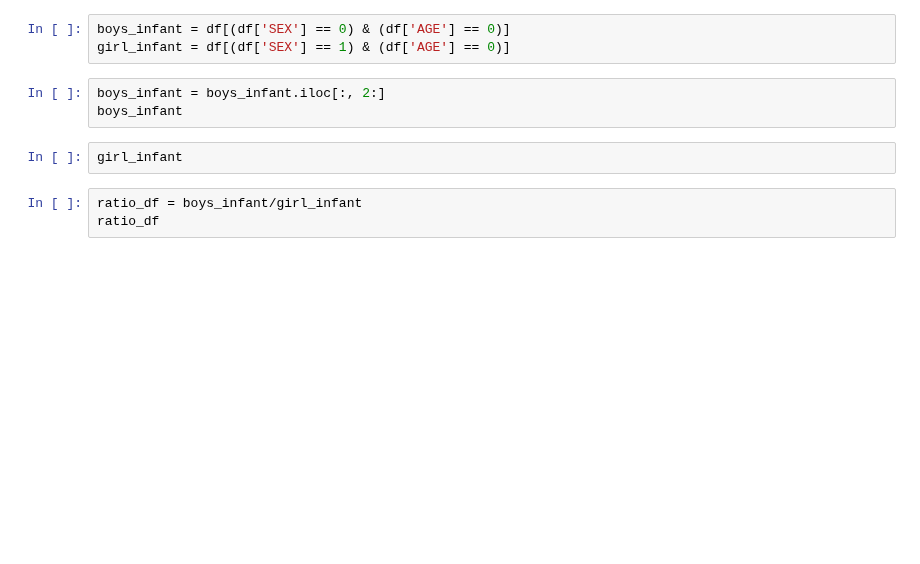
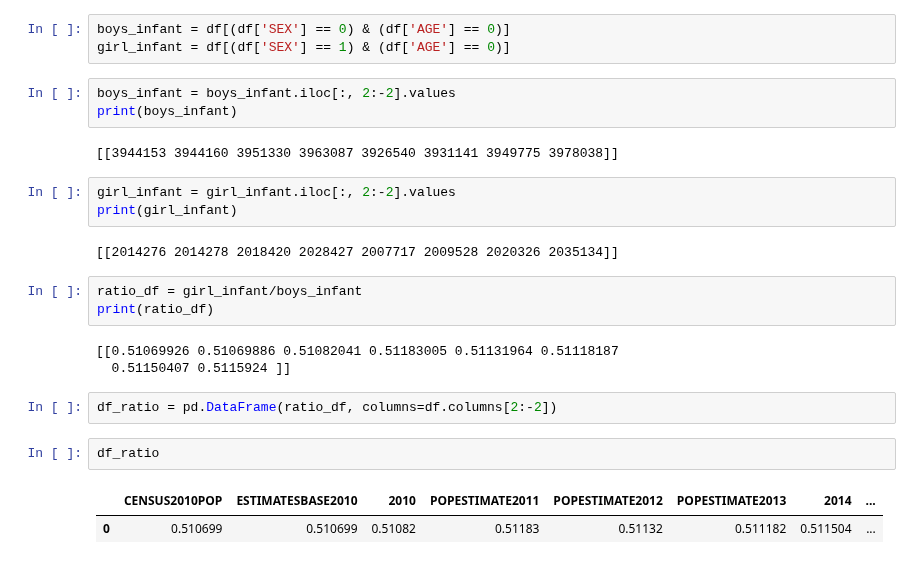
Before and after one commit to ramnareeesh/ml-playgrounds, a Jupyter notebook: Foundations of DS/Assignment-1-Pre_Processing.ipynb, the cells around one changed output. Drawn from its saved outputs; the diff is of its cells as text; blank space fills up the shorter version.

```diff
--- a/Foundations of DS/Assignment-1-Pre_Processing.ipynb
+++ b/Foundations of DS/Assignment-1-Pre_Processing.ipynb
@@ -35,10 +138,25 @@ df
 boys_infant = df[(df['SEX'] == 0) & (df['AGE'] == 0)]
 girl_infant = df[(df['SEX'] == 1) & (df['AGE'] == 0)]
 # %%
-boys_infant = boys_infant.iloc[:, 2:]
-boys_infant
+boys_infant = boys_infant.iloc[:, 2:-2].values
+print(boys_infant)
+# %% [output]
+[[3944153 3944160 3951330 3963087 3926540 3931141 3949775 3978038]]
-# %%
-girl_infant
+# %%
+girl_infant = girl_infant.iloc[:, 2:-2].values
+print(girl_infant)
+# %% [output]
+[[2014276 2014278 2018420 2028427 2007717 2009528 2020326 2035134]]
 # %%
-ratio_df = boys_infant/girl_infant
-ratio_df
+ratio_df = girl_infant/boys_infant
+print(ratio_df)
+# %% [output]
+[[0.51069926 0.51069886 0.51082041 0.51183005 0.51131964 0.51118187
+  0.51150407 0.5115924 ]]
+# %%
+df_ratio = pd.DataFrame(ratio_df, columns=df.columns[2:-2])
+# %%
+df_ratio
+# %% [output]
+|  | CENSUS2010POP | ESTIMATESBASE2010 | 2010 | POPESTIMATE2011 | POPESTIMATE2012 | POPESTIMATE2013 | 2014 | ... |
+| 0 | 0.510699 | 0.510699 | 0.51082 | 0.51183 | 0.51132 | 0.511182 | 0.511504 | ... |
```
Also changed, not shown: parts of 9 cells of this notebook.
